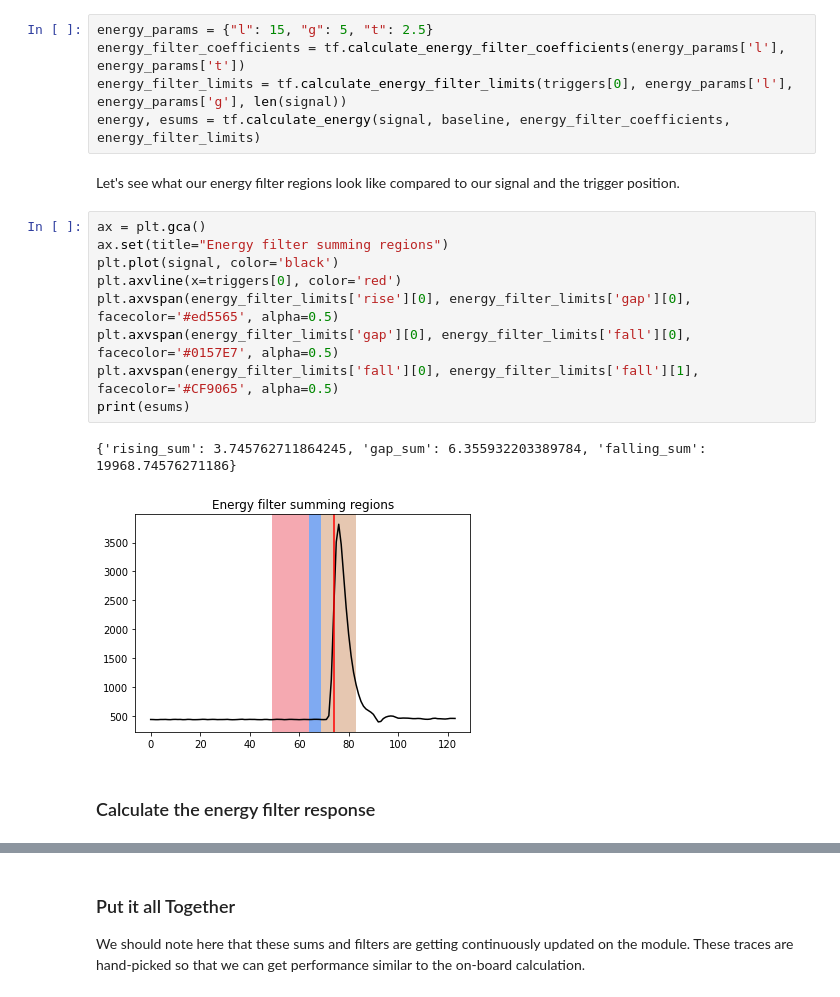
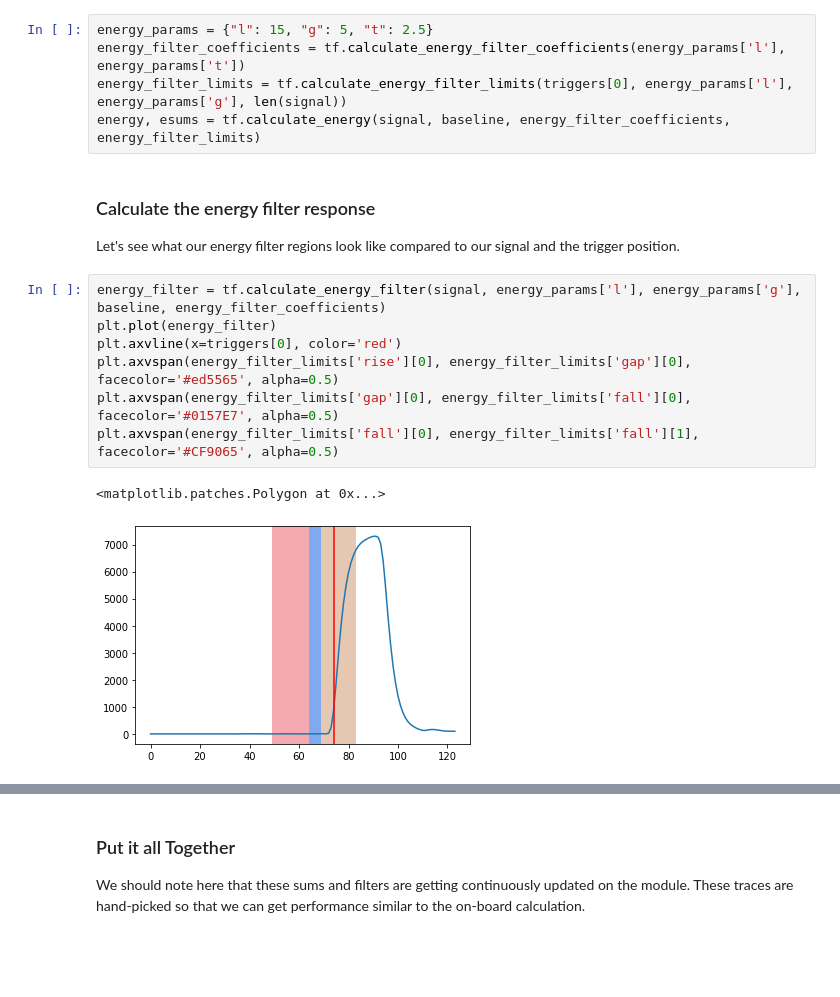
Before and after one commit to spaulaus/dsp_toolkit, a Jupyter notebook: docs/demo.ipynb, the cells around one changed output, grey strips where cells are left out. Cells and saved outputs as stored; diff of their text form; blank space fills up the shorter version.

```diff
--- a/docs/demo.ipynb
+++ b/docs/demo.ipynb
@@ -55,18 +65,15 @@ energy_filter_coefficients = tf.calculate_energy_filter_coefficients(energy_para
 energy_filter_limits = tf.calculate_energy_filter_limits(triggers[0], energy_params['l'], energy_params['g'], len(signal))
 energy, esums = tf.calculate_energy(signal, baseline, energy_filter_coefficients, energy_filter_limits)
 # %% [markdown]
+### Calculate the energy filter response
 Let's see what our energy filter regions look like compared to our signal and the trigger position.
 # %%
-ax = plt.gca()
-ax.set(title="Energy filter summing regions")
-plt.plot(signal, color='black')
+energy_filter = tf.calculate_energy_filter(signal, energy_params['l'], energy_params['g'], baseline, energy_filter_coefficients)
+plt.plot(energy_filter)
 plt.axvline(x=triggers[0], color='red')
 plt.axvspan(energy_filter_limits['rise'][0], energy_filter_limits['gap'][0], facecolor='#ed5565', alpha=0.5)
 plt.axvspan(energy_filter_limits['gap'][0], energy_filter_limits['fall'][0], facecolor='#0157E7', alpha=0.5)
 plt.axvspan(energy_filter_limits['fall'][0], energy_filter_limits['fall'][1], facecolor='#CF9065', alpha=0.5)
-print(esums)
 # %% [output]
-{'rising_sum': 3.745762711864245, 'gap_sum': 6.355932203389784, 'falling_sum': 19968.74576271186}
+<matplotlib.patches.Polygon at 0x...>
-[figure, old version]
+[figure, new version]
-# %% [markdown]
-### Calculate the energy filter response
```
Also changed, not shown: parts of 6 cells of this notebook.
